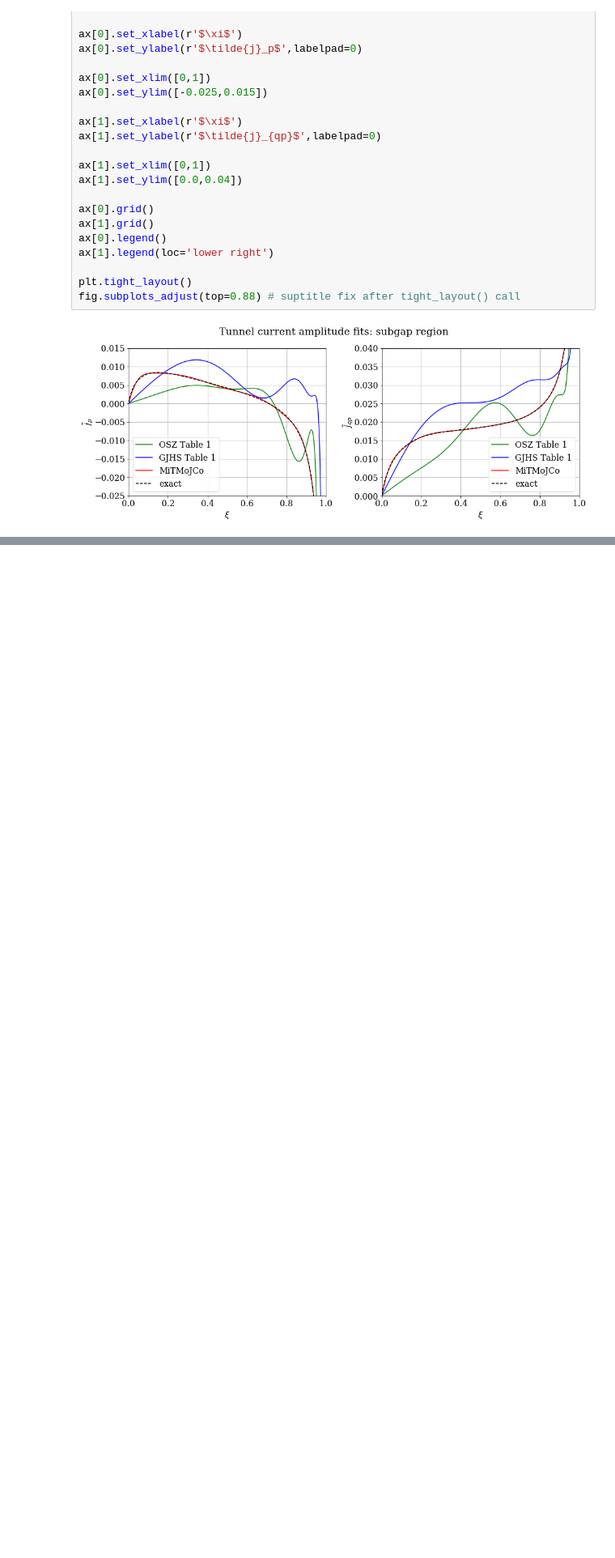
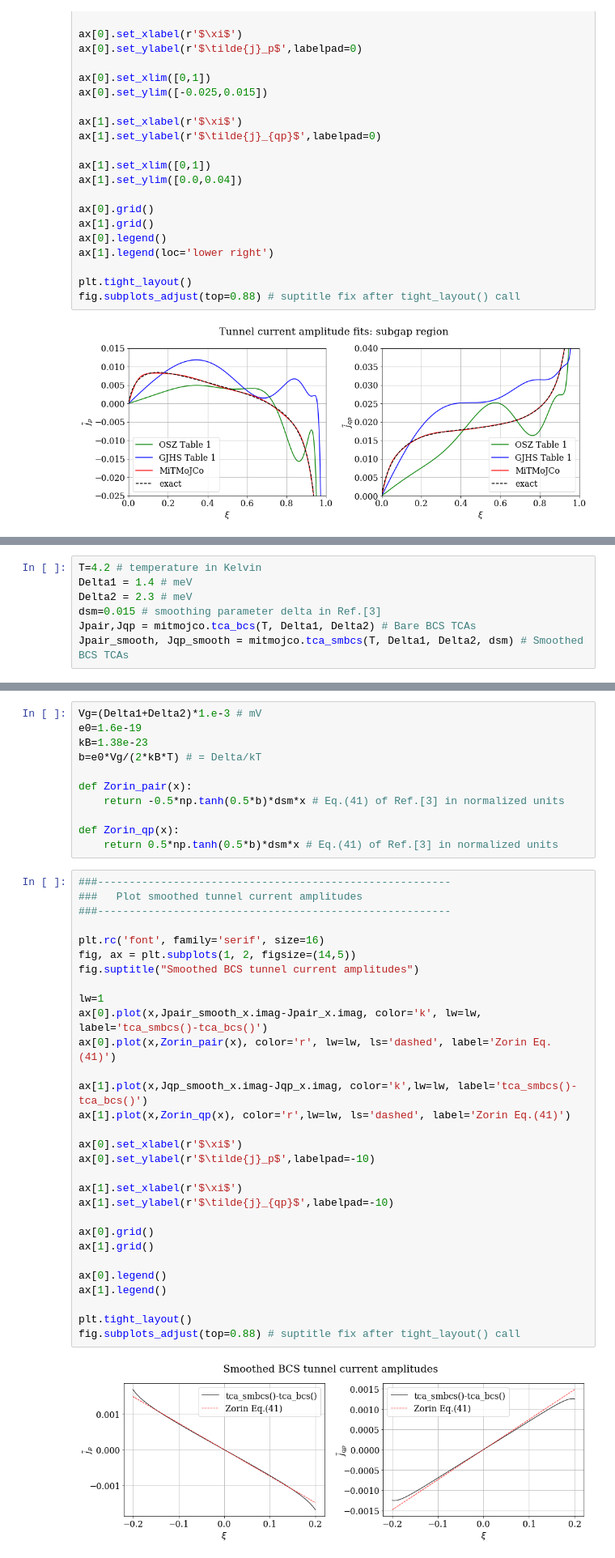
Before and after one commit to drgulevich/mitmojco, a Jupyter notebook: amplitudes.ipynb, the cells around one changed output, grey strips where cells are left out. Shown: that part at 81% size. Saved outputs shown, nothing was run; the diff lists cells and outputs as text; blank space fills up the shorter version.

```diff
--- a/amplitudes.ipynb
+++ b/amplitudes.ipynb
@@ -352,0 +447,7 @@ fig.subplots_adjust(top=0.88) # suptitle fix after tight_layout() call
+# %%
+T=4.2 # temperature in Kelvin
+Delta1 = 1.4 # meV
+Delta2 = 2.3 # meV
+dsm=0.015 # smoothing parameter delta in Ref.[3]
+Jpair,Jqp = mitmojco.tca_bcs(T, Delta1, Delta2) # Bare BCS TCAs
+Jpair_smooth, Jqp_smooth = mitmojco.tca_smbcs(T, Delta1, Delta2, dsm) # Smoothed BCS TCAs
@@ -352,0 +475,43 @@ fig.subplots_adjust(top=0.88) # suptitle fix after tight_layout() call
+# %%
+Vg=(Delta1+Delta2)*1.e-3 # mV
+e0=1.6e-19
+kB=1.38e-23
+b=e0*Vg/(2*kB*T) # = Delta/kT
+
+def Zorin_pair(x):
+    return -0.5*np.tanh(0.5*b)*dsm*x # Eq.(41) of Ref.[3] in normalized units
+
+def Zorin_qp(x):
+    return 0.5*np.tanh(0.5*b)*dsm*x # Eq.(41) of Ref.[3] in normalized units
+# %%
+###--------------------------------------------------------
+###   Plot smoothed tunnel current amplitudes
+###--------------------------------------------------------
+
+plt.rc('font', family='serif', size=16)
+fig, ax = plt.subplots(1, 2, figsize=(14,5))
+fig.suptitle("Smoothed BCS tunnel current amplitudes")
+
+lw=1
+ax[0].plot(x,Jpair_smooth_x.imag-Jpair_x.imag, color='k', lw=lw, label='tca_smbcs()-tca_bcs()')
+ax[0].plot(x,Zorin_pair(x), color='r', lw=lw, ls='dashed', label='Zorin Eq.(41)')
+
+ax[1].plot(x,Jqp_smooth_x.imag-Jqp_x.imag, color='k',lw=lw, label='tca_smbcs()-tca_bcs()')
+ax[1].plot(x,Zorin_qp(x), color='r',lw=lw, ls='dashed', label='Zorin Eq.(41)')
+
+ax[0].set_xlabel(r'$\xi$')
+ax[0].set_ylabel(r'$\tilde{j}_p$',labelpad=-10)
+
+ax[1].set_xlabel(r'$\xi$')
+ax[1].set_ylabel(r'$\tilde{j}_{qp}$',labelpad=-10)
+
+ax[0].grid()
+ax[1].grid()
+
+ax[0].legend()
+ax[1].legend()
+
+plt.tight_layout()
+fig.subplots_adjust(top=0.88) # suptitle fix after tight_layout() call
+# %% [output]
+[figure, added]
```
Also changed, not shown: parts of 11 cells of this notebook.
